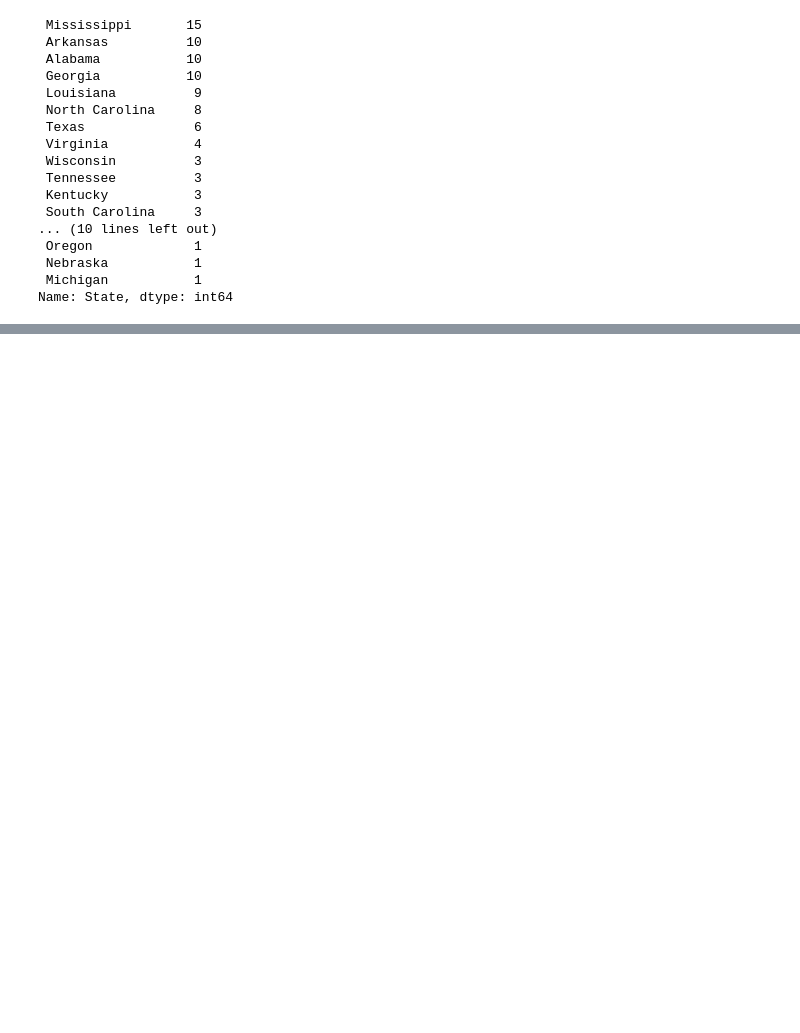
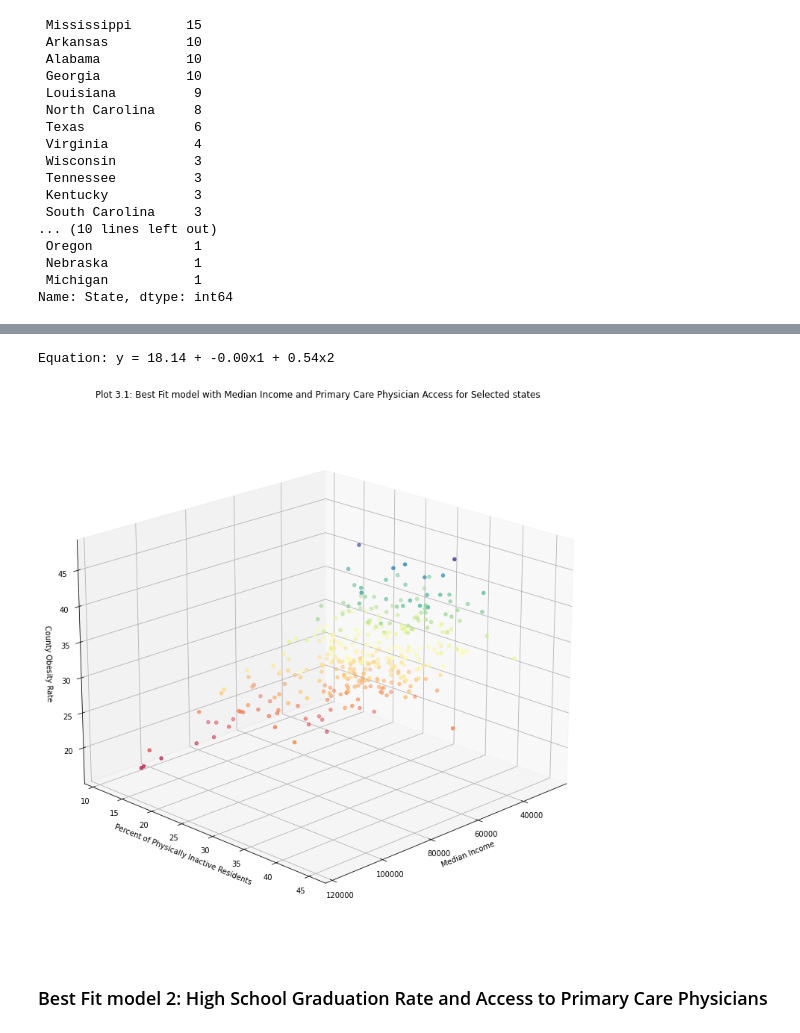
Before and after one commit to katrinan029/project-movat, a Jupyter notebook: Project code.ipynb, the cells around one changed output, grey strips where cells are left out. Saved outputs shown, nothing was run; the diff lists cells and outputs as text; code cells hidden in the pictures; blank space fills up the shorter version.

```diff
--- a/Project code.ipynb
+++ b/Project code.ipynb
@@ -855,0 +1016,4 @@ Name: State, dtype: int64
+# %%
+X = sample_df[['Median Income','% Physically Inactive']].astype(float)
+Y = sample_df['% Adults with Obesity'].astype(float)
+X.head()
@@ -855,0 +1027,6 @@ Name: State, dtype: int64
+# %%
+regr = linear_model.LinearRegression()
+regr.fit(X, Y)
+
+print('Intercept: \n', regr.intercept_)
+print('Coefficients: \n', regr.coef_)
@@ -855,0 +1073,16 @@ Name: State, dtype: int64
+# %%
+fig = plt.figure(1, figsize=(10, 10))
+axes = Axes3D(fig, elev=20, azim=45)
+axes.scatter(sample_df["Median Income"], sample_df["% Physically Inactive"], sample_df['% Adults with Obesity'], c=sample_df['% Adults with Obesity'], cmap=plt.cm.get_cmap("Spectral"))
+plt.title("Plot 3.1: Best Fit model with Median Income and Primary Care Physician Access for Selected states")
+axes.set_xlabel("Median Income")
+axes.set_ylabel("Percent of Physically Inactive Residents")
+axes.set_zlabel("County Obesity Rate")
+print("Equation: y = {:.2f} + {:.2f}x1 + {:.2f}x2".format(regr.intercept_, regr.coef_[0], regr.coef_[1]))
+plt.savefig("output_diagrams/Plot 3-1.png")
+plt.show()
+# %% [output]
+Equation: y = 18.14 + -0.00x1 + 0.54x2
+[figure, added]
+# %% [markdown]
+### Best Fit model 2: High School Graduation Rate and Access to Primary Care Physicians
```
Also changed, not shown: parts of 92 cells of this notebook, 6 other files.
